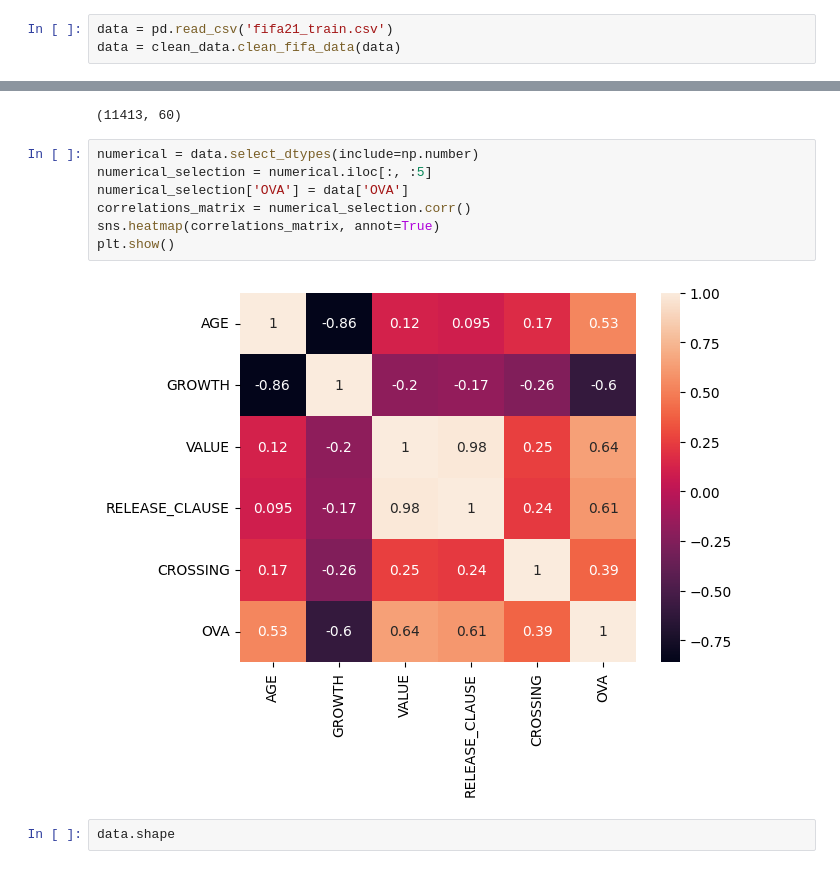
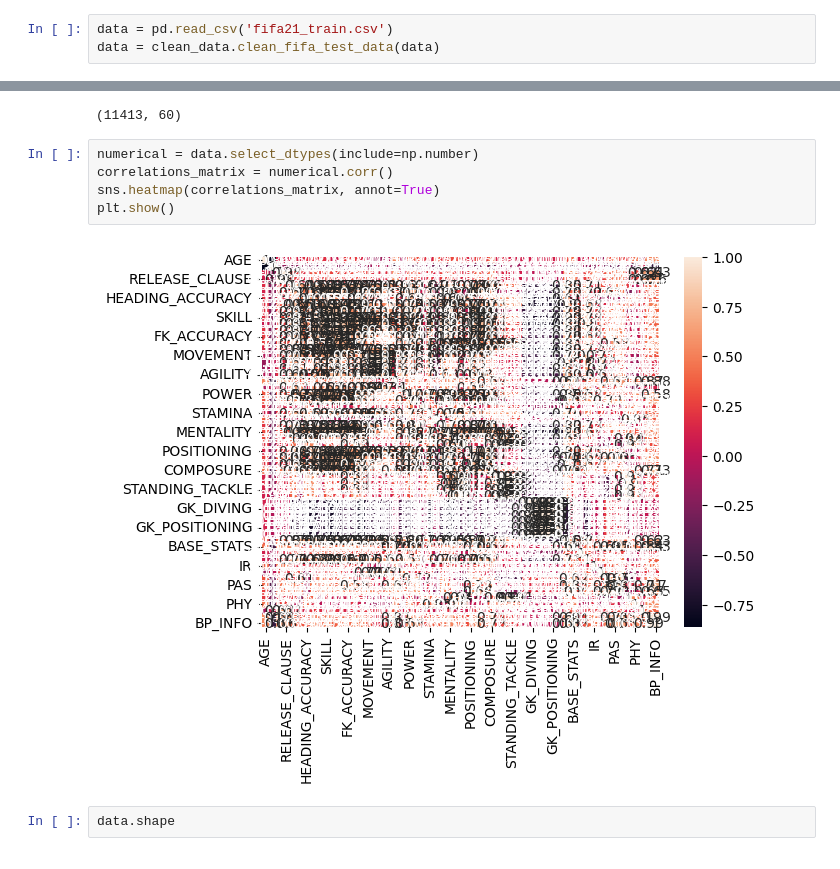
Before and after one commit to jeaend/FIFA_21_Prediction_Model, a Jupyter notebook: 2_process_FIFA.ipynb, the cells around one changed output, grey strips where cells are left out. Cells and saved outputs as stored; diff of their text form.

Commit message:
finish project, setup for test data

```diff
--- a/2_process_FIFA.ipynb
+++ b/2_process_FIFA.ipynb
@@ -12,20 +13,18 @@ import clean_fifa_functions as clean_data
 pd.options.display.max_columns = None
 # %%
 data = pd.read_csv('fifa21_train.csv')
-data = clean_data.clean_fifa_data(data)
+data = clean_data.clean_fifa_test_data(data)
 # %%
 data.shape
 # %% [output]
 (11413, 60)
 # %%
 numerical = data.select_dtypes(include=np.number)
-numerical_selection = numerical.iloc[:, :5]
-numerical_selection['OVA'] = data['OVA']
-correlations_matrix = numerical_selection.corr()
+correlations_matrix = numerical.corr()
 sns.heatmap(correlations_matrix, annot=True)
 plt.show()
 # %% [output]
-[figure, old version]
+[figure, new version]
 # %%
 data.shape
 # %% [output]
```
Also changed, not shown: parts of 6 cells of this notebook, 5 other files.
